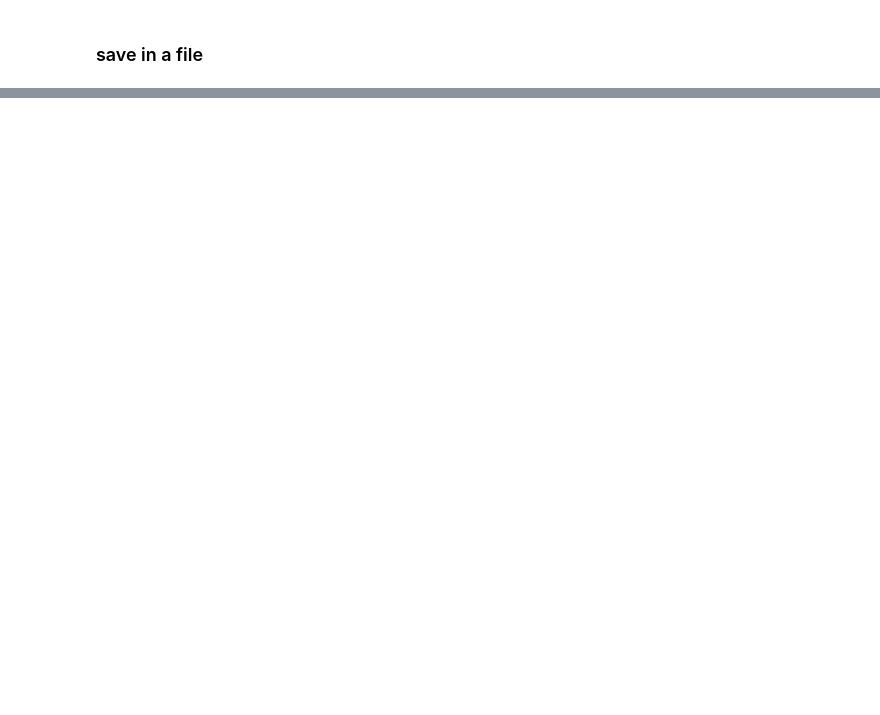
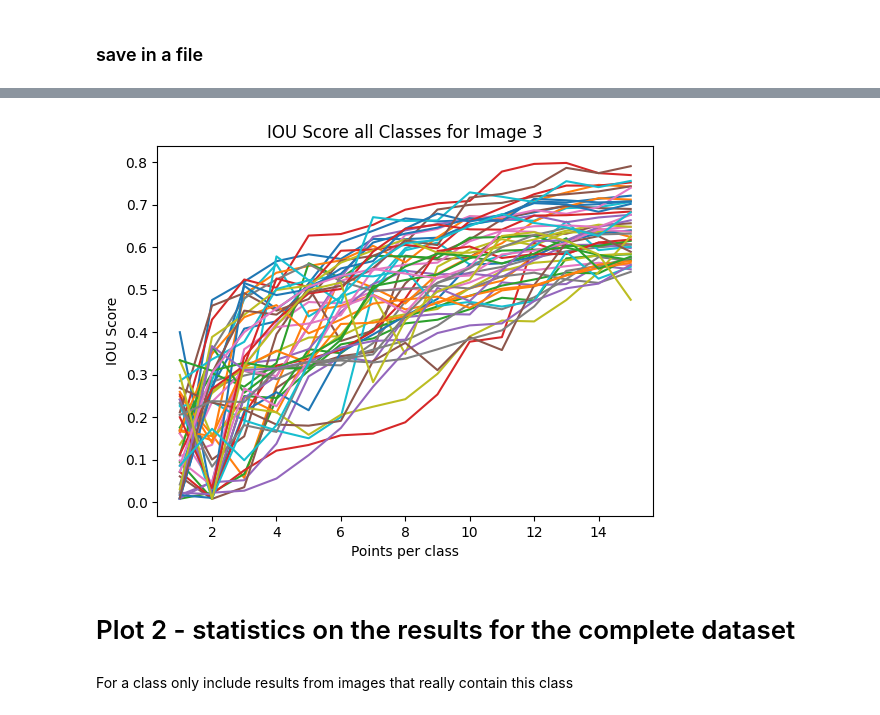
Before and after one commit to ThanhNguyen140/SAM_evaluation, a Jupyter notebook: lisa/result_analysis.ipynb, the cells around one changed output, grey strips where cells are left out. Saved outputs shown, nothing was run; the diff lists cells and outputs as text; code cells hidden in the pictures; blank space fills up the shorter version.

```diff
--- a/lisa/result_analysis.ipynb
+++ b/lisa/result_analysis.ipynb
@@ -57,0 +240,27 @@ df.to_csv("/Users/lisa/Documents/Master/sam-lab/results/complete_results.csv")
+# %%
+IOU_means = []
+for run in range(batch_size):
+    run_means = []
+    for n in range(15):
+        result = 0
+        for label in [1, 2, 3]:
+            result += IOU_scores[label][run][n]
+        run_means.append(result / 3)
+    IOU_means.append(run_means)
+# %%
+for j, line in enumerate(IOU_means):
+    plt.plot(range(1, 16), line, label=f"Line {j+1}")
+
+# Add labels and legend
+plt.xlabel("Points per class")
+plt.ylabel("IOU Score")
+plt.title(f"IOU Score all Classes for Image {image_id}")
+
+# Show the plot
+plt.show()
+# %% [output]
+[figure, added]
+# %% [markdown]
+# Plot 2 - statistics on the results for the complete dataset
+# %% [markdown]
+For a class only include results from images that really contain this class
```
Also changed, not shown: parts of 29 cells of this notebook.
